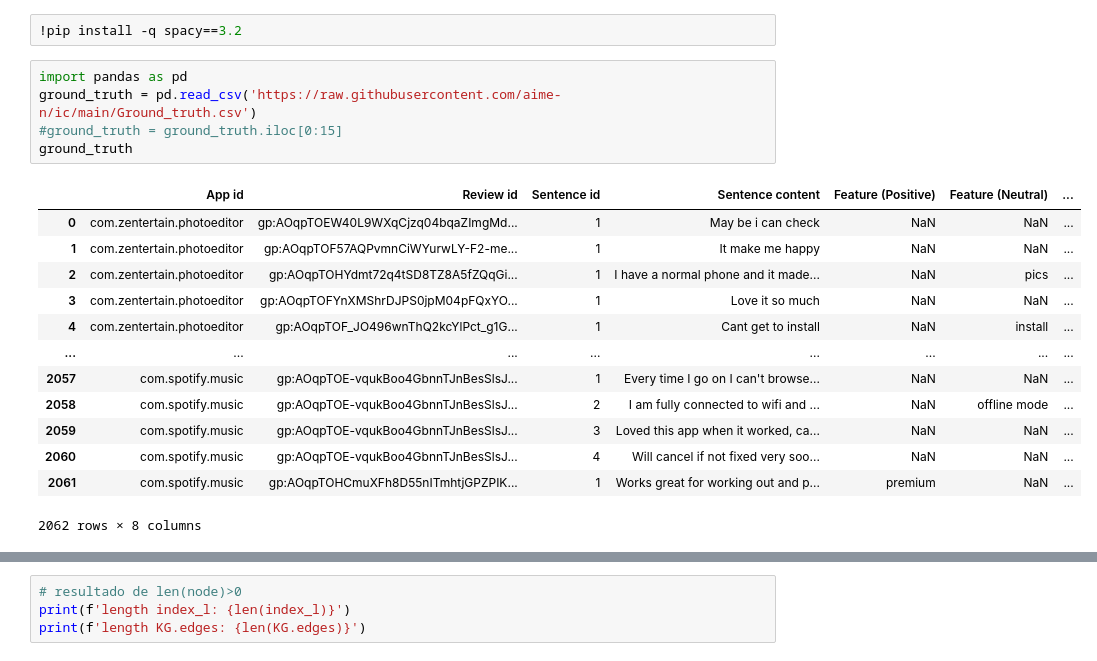
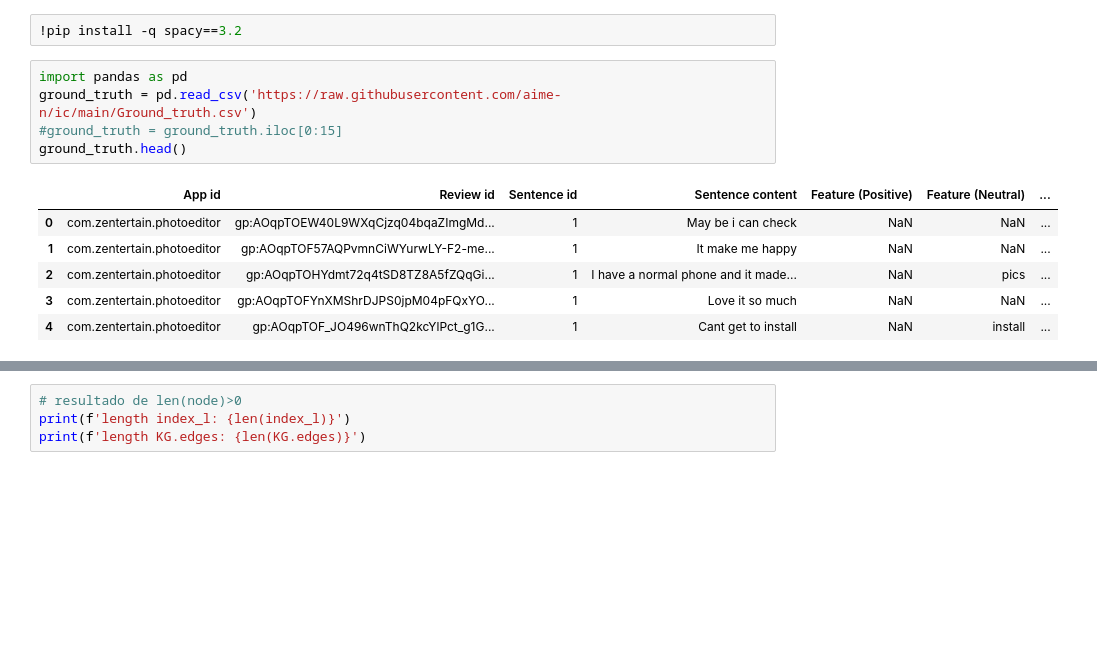
Before and after one commit to aime-n/ic, a Jupyter notebook: exemplo_didático.ipynb, the cells around one changed output, grey strips where cells are left out. Drawn from its saved outputs; the diff is of its cells as text; blank space fills up the shorter version.

```diff
--- a/exemplo_didático.ipynb
+++ b/exemplo_didático.ipynb
@@ -43,22 +43,15 @@ from knowledgeGraph import get_relation
 # %%
 import pandas as pd
 ground_truth = pd.read_csv('https://raw.githubusercontent.com/aime-n/ic/main/Ground_truth.csv')
 #ground_truth = ground_truth.iloc[0:15]
-ground_truth
+ground_truth.head()
 # %% [output]
 |  | App id | Review id | Sentence id | Sentence content | Feature (Positive) | Feature (Neutral) | ... |
 | 0 | com.zentertain.photoeditor | gp:AOqpTOEW40L9WXqCjzq04bqaZImgMd... | 1 | May be i can check | NaN | NaN | ... |
 | 1 | com.zentertain.photoeditor | gp:AOqpTOF57AQPvmnCiWYurwLY-F2-me... | 1 | It make me happy | NaN | NaN | ... |
 | 2 | com.zentertain.photoeditor | gp:AOqpTOHYdmt72q4tSD8TZ8A5fZQqGi... | 1 | I have a normal phone and it made... | NaN | pics | ... |
 | 3 | com.zentertain.photoeditor | gp:AOqpTOFYnXMShrDJPS0jpM04pFQxYO... | 1 | Love it so much | NaN | NaN | ... |
 | 4 | com.zentertain.photoeditor | gp:AOqpTOF_JO496wnThQ2kcYlPct_g1G... | 1 | Cant get to install | NaN | install | ... |
-| ... | ... | ... | ... | ... | ... | ... | ... |
-| 2057 | com.spotify.music | gp:AOqpTOE-vqukBoo4GbnnTJnBesSlsJ... | 1 | Every time I go on I can't browse... | NaN | NaN | ... |
-| 2058 | com.spotify.music | gp:AOqpTOE-vqukBoo4GbnnTJnBesSlsJ... | 2 | I am fully connected to wifi and ... | NaN | offline mode | ... |
-| 2059 | com.spotify.music | gp:AOqpTOE-vqukBoo4GbnnTJnBesSlsJ... | 3 | Loved this app when it worked, ca... | NaN | NaN | ... |
-| 2060 | com.spotify.music | gp:AOqpTOE-vqukBoo4GbnnTJnBesSlsJ... | 4 | Will cancel if not fixed very soo... | NaN | NaN | ... |
-| 2061 | com.spotify.music | gp:AOqpTOHCmuXFh8D55nITmhtjGPZPIK... | 1 | Works great for working out and p... | premium | NaN | ... |
-2062 rows × 8 columns
 # %%
 import nltk
 from nltk.tokenize import sent_tokenize # sentence tokenizer
```
Also changed, not shown: parts of 6 cells of this notebook.
